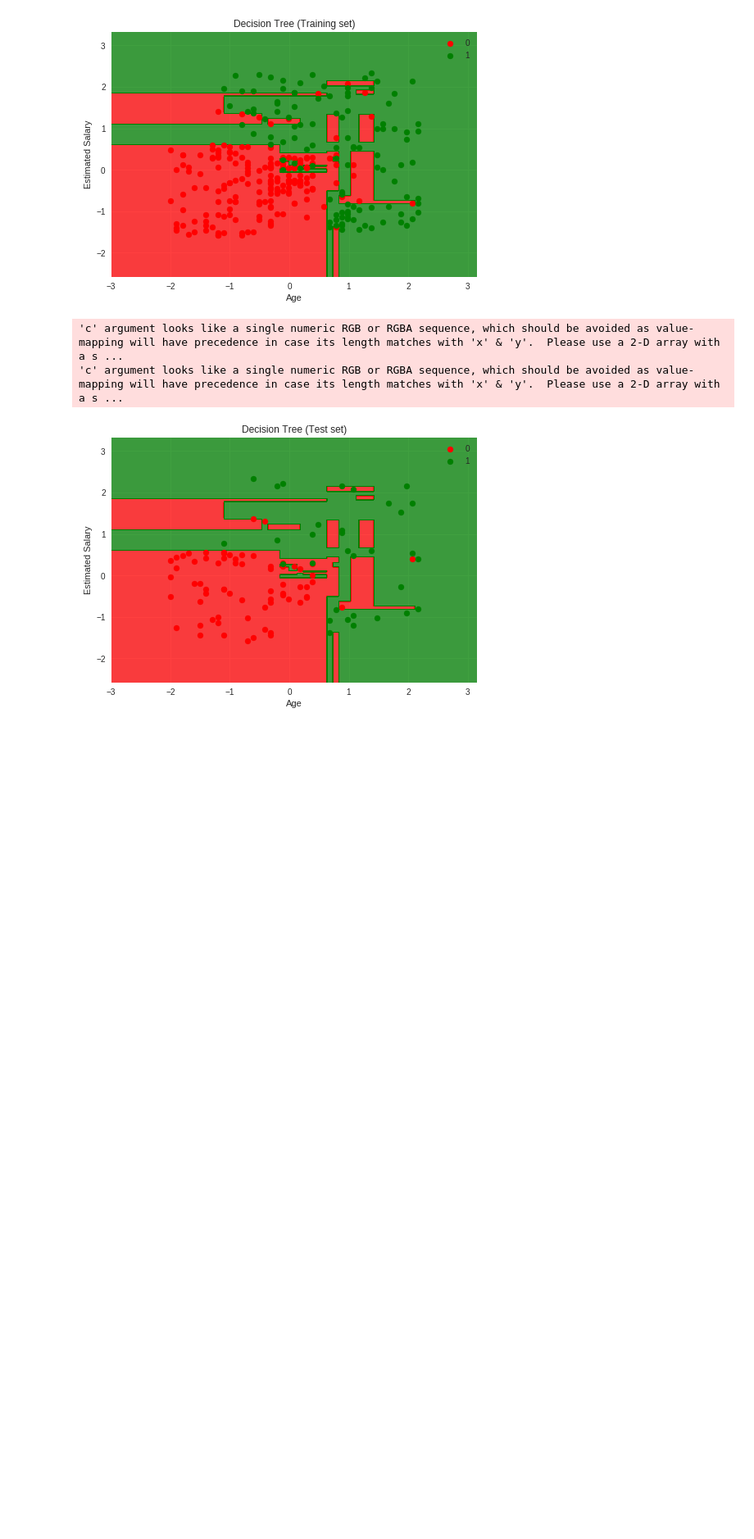
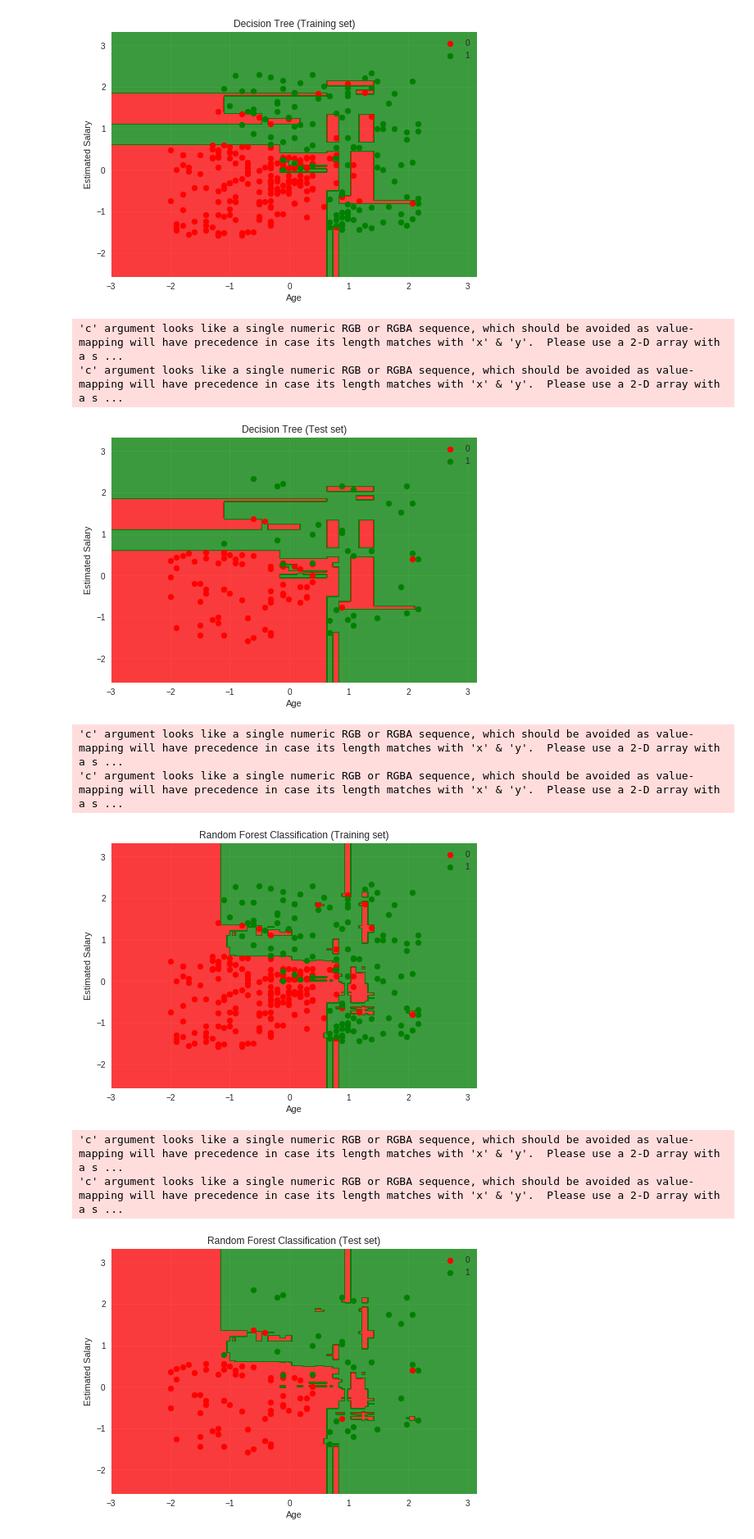
Before and after one commit to princekiran/machine_learning, a Jupyter notebook: machine_learning.ipynb, the cells around one changed output. Shown: that part at 82% size. Cells and saved outputs as stored; diff of their text form; code cells hidden in the pictures; blank space fills up the shorter version.

```diff
--- a/machine_learning.ipynb
+++ b/machine_learning.ipynb
@@ -938,5 +946,82 @@ plt.show()
 'c' argument looks like a single numeric RGB or RGBA sequence, which should be avoided as value-mapping will have precedence in case its length matches with 'x' & 'y'.  Please use a 2-D array with a s ...
 'c' argument looks like a single numeric RGB or RGBA sequence, which should be avoided as value-mapping will have precedence in case its length matches with 'x' & 'y'.  Please use a 2-D array with a s ...
 [figure]
+# %%
+# Random Forest Classification
+
+# Importing the libraries
+import numpy as np
+import matplotlib.pyplot as plt
+import pandas as pd
+
+# Importing the dataset
+dataset = pd.read_csv('Social_Network_Ads.csv')
+X = dataset.iloc[:, [2, 3]].values
+y = dataset.iloc[:, 4].values
+
+#splitting the dataset into the training set and test set
+from sklearn.model_selection import train_test_split
+X_train, X_test, y_train, y_test = train_test_split(X, y, test_size = 0.25, random_state = 0)
+
+# Feature Scaling
+from sklearn.preprocessing import StandardScaler
+sc = StandardScaler()
+X_train = sc.fit_transform(X_train)
+X_test = sc.transform(X_test)
+
+# Fitting the classifier to the Training set
+from sklearn.ensemble import RandomForestClassifier
+classifier = RandomForestClassifier(n_estimators = 20, criterion = 'entropy', random_state = 0)
+classifier.fit(X_train, y_train)
+
+# Predicting the Test set results
+y_pred = classifier.predict(X_test)
+
+# Making the Confusion Matrix
+from sklearn.metrics import confusion_matrix
+cm = confusion_matrix(y_test, y_pred)
+
+# Visualising the Training set results
+from matplotlib.colors import ListedColormap
+X_set, y_set = X_train, y_train
+X1, X2 = np.meshgrid(np.arange(start = X_set[:, 0].min() - 1, stop = X_set[:, 0].max() + 1, step = 0.01),
+                     np.arange(start = X_set[:, 1].min() - 1, stop = X_set[:, 1].max() + 1, step = 0.01))
+plt.contourf(X1, X2, classifier.predict(np.array([X1.ravel(), X2.ravel()]).T).reshape(X1.shape),
+             alpha = 0.75, cmap = ListedColormap(('red', 'green')))
+plt.xlim(X1.min(), X1.max())
+plt.ylim(X2.min(), X2.max())
+for i, j in enumerate(np.unique(y_set)):
+    plt.scatter(X_set[y_set == j, 0], X_set[y_set == j, 1],
+                c = ListedColormap(('red', 'green'))(i), label = j)
+plt.title('Random Forest Classification (Training set)')
+plt.xlabel('Age')
+plt.ylabel('Estimated Salary')
+plt.legend()
+plt.show()
+
+# Visualising the Test set results
+from matplotlib.colors import ListedColormap
+X_set, y_set = X_test, y_test
+X1, X2 = np.meshgrid(np.arange(start = X_set[:, 0].min() - 1, stop = X_set[:, 0].max() + 1, step = 0.01),
+                     np.arange(start = X_set[:, 1].min() - 1, stop = X_set[:, 1].max() + 1, step = 0.01))
+plt.contourf(X1, X2, classifier.predict(np.array([X1.ravel(), X2.ravel()]).T).reshape(X1.shape),
+             alpha = 0.75, cmap = ListedColormap(('red', 'green')))
+plt.xlim(X1.min(), X1.max())
+plt.ylim(X2.min(), X2.max())
+for i, j in enumerate(np.unique(y_set)):
+    plt.scatter(X_set[y_set == j, 0], X_set[y_set == j, 1],
+                c = ListedColormap(('red', 'green'))(i), label = j)
+plt.title('Random Forest Classification (Test set)')
+plt.xlabel('Age')
+plt.ylabel('Estimated Salary')
+plt.legend()
+plt.show()
+# %% [output]
+'c' argument looks like a single numeric RGB or RGBA sequence, which should be avoided as value-mapping will have precedence in case its length matches with 'x' & 'y'.  Please use a 2-D array with a s ...
+'c' argument looks like a single numeric RGB or RGBA sequence, which should be avoided as value-mapping will have precedence in case its length matches with 'x' & 'y'.  Please use a 2-D array with a s ...
+[figure, added]
+'c' argument looks like a single numeric RGB or RGBA sequence, which should be avoided as value-mapping will have precedence in case its length matches with 'x' & 'y'.  Please use a 2-D array with a s ...
+'c' argument looks like a single numeric RGB or RGBA sequence, which should be avoided as value-mapping will have precedence in case its length matches with 'x' & 'y'.  Please use a 2-D array with a s ...
+[figure, added]
 # %%
 import sklearn
```
Also changed, not shown: parts of 1 cell of this notebook.
